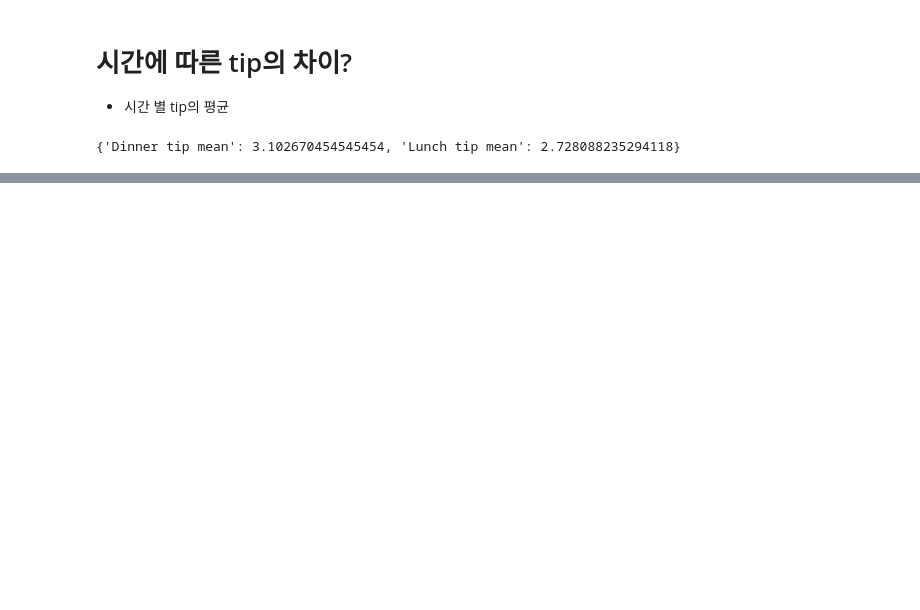
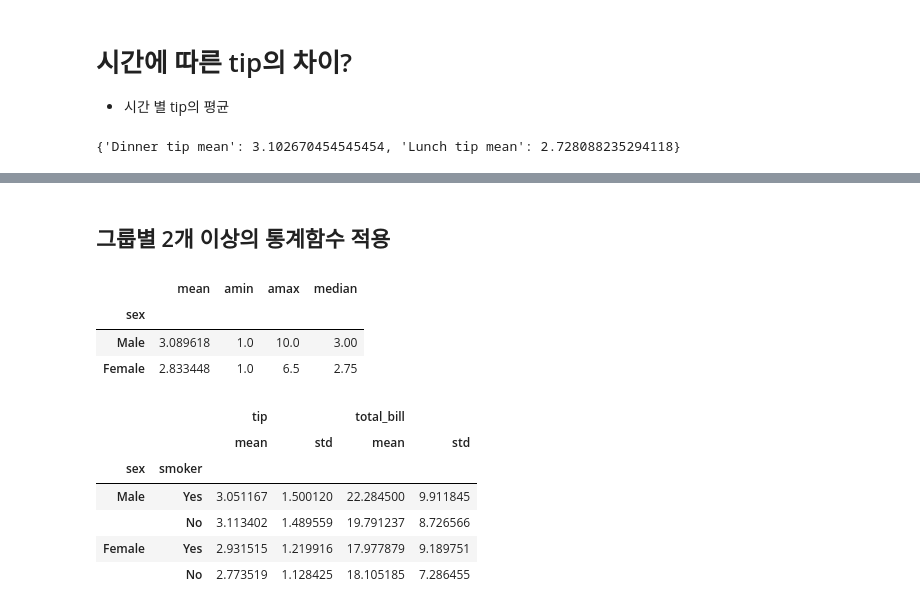
Before and after one commit to SuJeKim/Python-colab, a Jupyter notebook: py15_dataframe.ipynb, the cells around one changed output, grey strips where cells are left out. Drawn from its saved outputs; the diff is of its cells as text; code cells hidden in the pictures; blank space fills up the shorter version.

```diff
--- a/py15_dataframe.ipynb
+++ b/py15_dataframe.ipynb
@@ -191,0 +371,22 @@ dict5
+# %% [markdown]
+## 그룹별 2개 이상의 통계함수 적용
+# %%
+# 성별 tip의 평균, 최댓값, 중앙값 ,최솟값
+# agg == aggregate
+tips.groupby('sex').tip.agg([np.mean, np.min, np.max, np.median])
+# %% [output]
+|  | mean | amin | amax | median |
+| sex |  |  |  |  |
+| Male | 3.089618 | 1.0 | 10.0 | 3.00 |
+| Female | 2.833448 | 1.0 | 6.5 | 2.75 |
+# %%
+# 성별, 흡연여부별 영수증과 팁의 평균과 표준편차
+tips.groupby(['sex', 'smoker'])[['tip', 'total_bill']].agg([np.mean, np.std])
+# %% [output]
+|  |  | tip |  | total_bill |  |
+|  |  | mean | std | mean | std |
+| sex | smoker |  |  |  |  |
+| Male | Yes | 3.051167 | 1.500120 | 22.284500 | 9.911845 |
+|  | No | 3.113402 | 1.489559 | 19.791237 | 8.726566 |
+| Female | Yes | 2.931515 | 1.219916 | 17.977879 | 9.189751 |
+|  | No | 2.773519 | 1.128425 | 18.105185 | 7.286455 |
```
Also changed, not shown: parts of 33 cells of this notebook.
